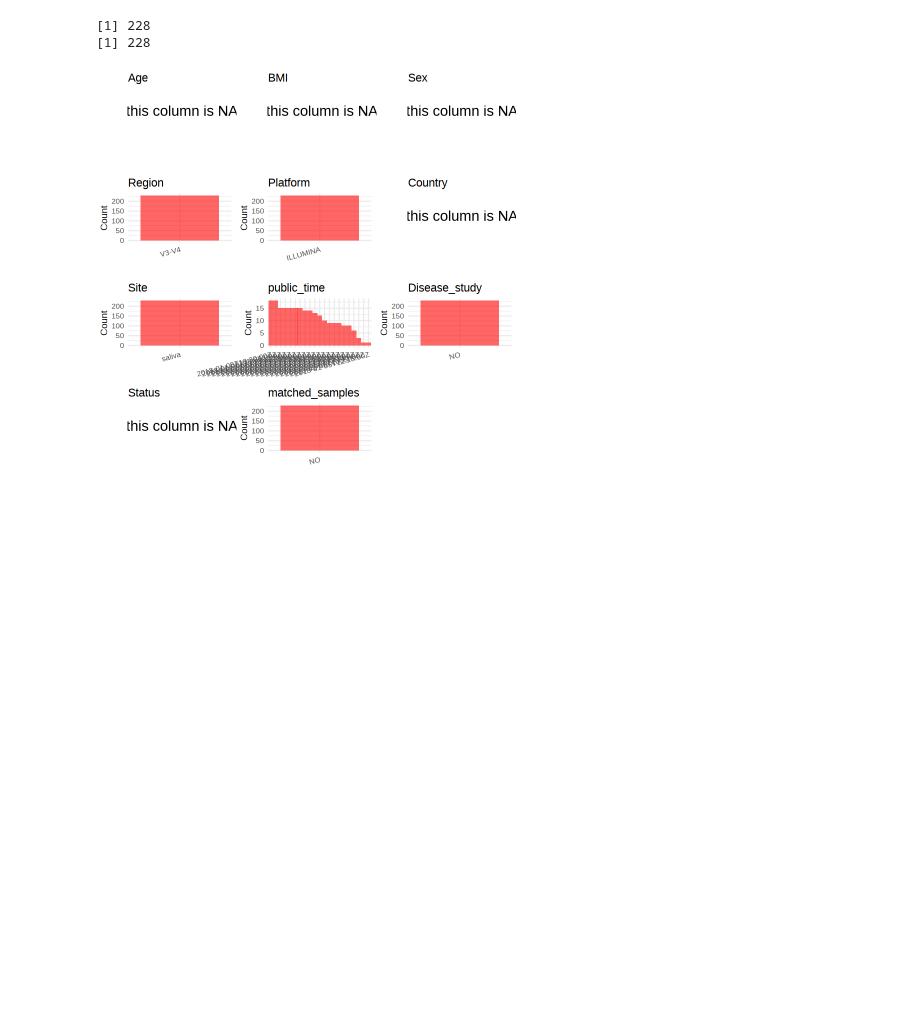
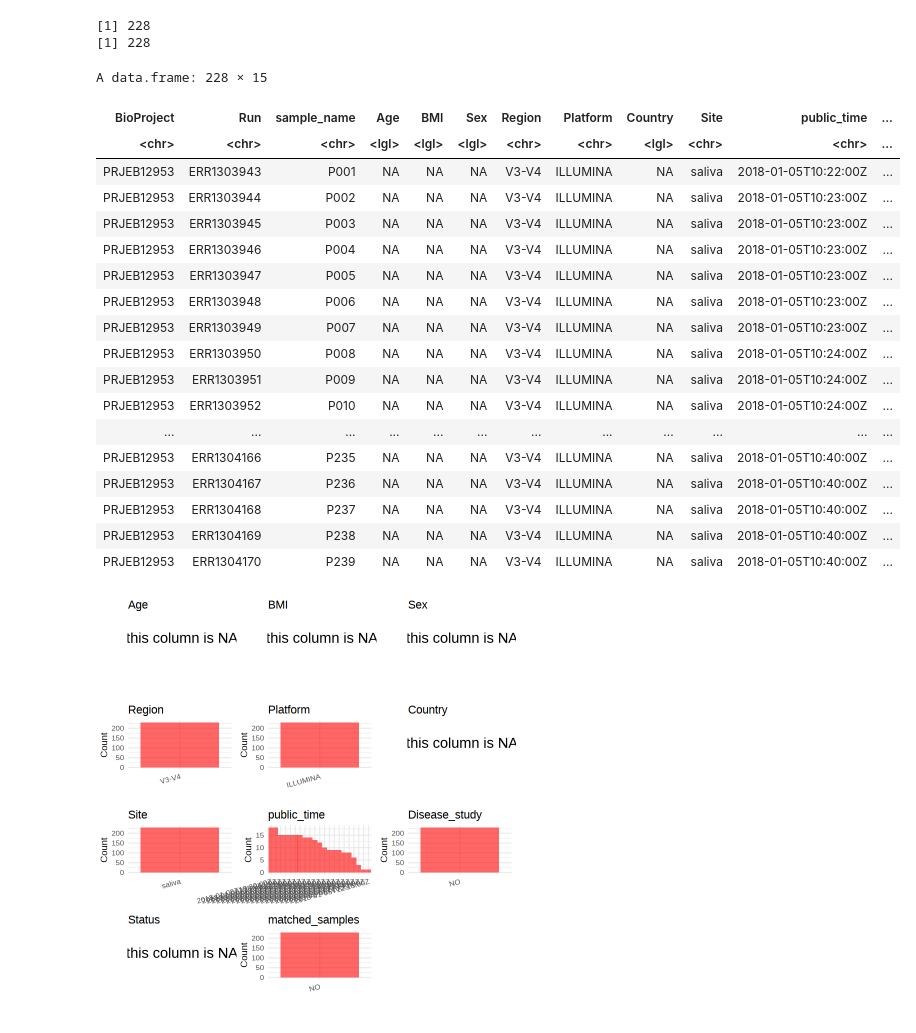
Before and after one commit to xu-research-lab/global-oral-microbiome, a Jupyter notebook: data/projects/PRJEB12953/metadata_curation.ipynb, the cells around one changed output. Cells and saved outputs as stored; diff of their text form; code cells hidden in the pictures; blank space fills up the shorter version.

```diff
--- a/data/projects/PRJEB12953/metadata_curation.ipynb
+++ b/data/projects/PRJEB12953/metadata_curation.ipynb
@@ -79,6 +58,28 @@ print(length(unique(uniform_meta$sample_name)))
 # %% [output]
 [1] 228
 [1] 228
+# %%
+uniform_meta
+# %% [output]
+A data.frame: 228 × 15
+| BioProject | Run | sample_name | Age | BMI | Sex | Region | Platform | Country | Site | public_time | ... |
+| <chr> | <chr> | <chr> | <lgl> | <lgl> | <lgl> | <chr> | <chr> | <lgl> | <chr> | <chr> | ... |
+| PRJEB12953 | ERR1303943 | P001 | NA | NA | NA | V3-V4 | ILLUMINA | NA | saliva | 2018-01-05T10:22:00Z | ... |
+| PRJEB12953 | ERR1303944 | P002 | NA | NA | NA | V3-V4 | ILLUMINA | NA | saliva | 2018-01-05T10:23:00Z | ... |
+| PRJEB12953 | ERR1303945 | P003 | NA | NA | NA | V3-V4 | ILLUMINA | NA | saliva | 2018-01-05T10:23:00Z | ... |
+| PRJEB12953 | ERR1303946 | P004 | NA | NA | NA | V3-V4 | ILLUMINA | NA | saliva | 2018-01-05T10:23:00Z | ... |
+| PRJEB12953 | ERR1303947 | P005 | NA | NA | NA | V3-V4 | ILLUMINA | NA | saliva | 2018-01-05T10:23:00Z | ... |
+| PRJEB12953 | ERR1303948 | P006 | NA | NA | NA | V3-V4 | ILLUMINA | NA | saliva | 2018-01-05T10:23:00Z | ... |
+| PRJEB12953 | ERR1303949 | P007 | NA | NA | NA | V3-V4 | ILLUMINA | NA | saliva | 2018-01-05T10:23:00Z | ... |
+| PRJEB12953 | ERR1303950 | P008 | NA | NA | NA | V3-V4 | ILLUMINA | NA | saliva | 2018-01-05T10:24:00Z | ... |
+| PRJEB12953 | ERR1303951 | P009 | NA | NA | NA | V3-V4 | ILLUMINA | NA | saliva | 2018-01-05T10:24:00Z | ... |
+| PRJEB12953 | ERR1303952 | P010 | NA | NA | NA | V3-V4 | ILLUMINA | NA | saliva | 2018-01-05T10:24:00Z | ... |
+| ... | ... | ... | ... | ... | ... | ... | ... | ... | ... | ... | ... |
+| PRJEB12953 | ERR1304166 | P235 | NA | NA | NA | V3-V4 | ILLUMINA | NA | saliva | 2018-01-05T10:40:00Z | ... |
+| PRJEB12953 | ERR1304167 | P236 | NA | NA | NA | V3-V4 | ILLUMINA | NA | saliva | 2018-01-05T10:40:00Z | ... |
+| PRJEB12953 | ERR1304168 | P237 | NA | NA | NA | V3-V4 | ILLUMINA | NA | saliva | 2018-01-05T10:40:00Z | ... |
+| PRJEB12953 | ERR1304169 | P238 | NA | NA | NA | V3-V4 | ILLUMINA | NA | saliva | 2018-01-05T10:40:00Z | ... |
+| PRJEB12953 | ERR1304170 | P239 | NA | NA | NA | V3-V4 | ILLUMINA | NA | saliva | 2018-01-05T10:40:00Z | ... |
 # %%
 plot_data <- uniform_meta %>%
   select(-BioProject, -Run, -sample_name, -title)
```
Also changed, not shown: parts of 1 cell of this notebook, 4 other files.
